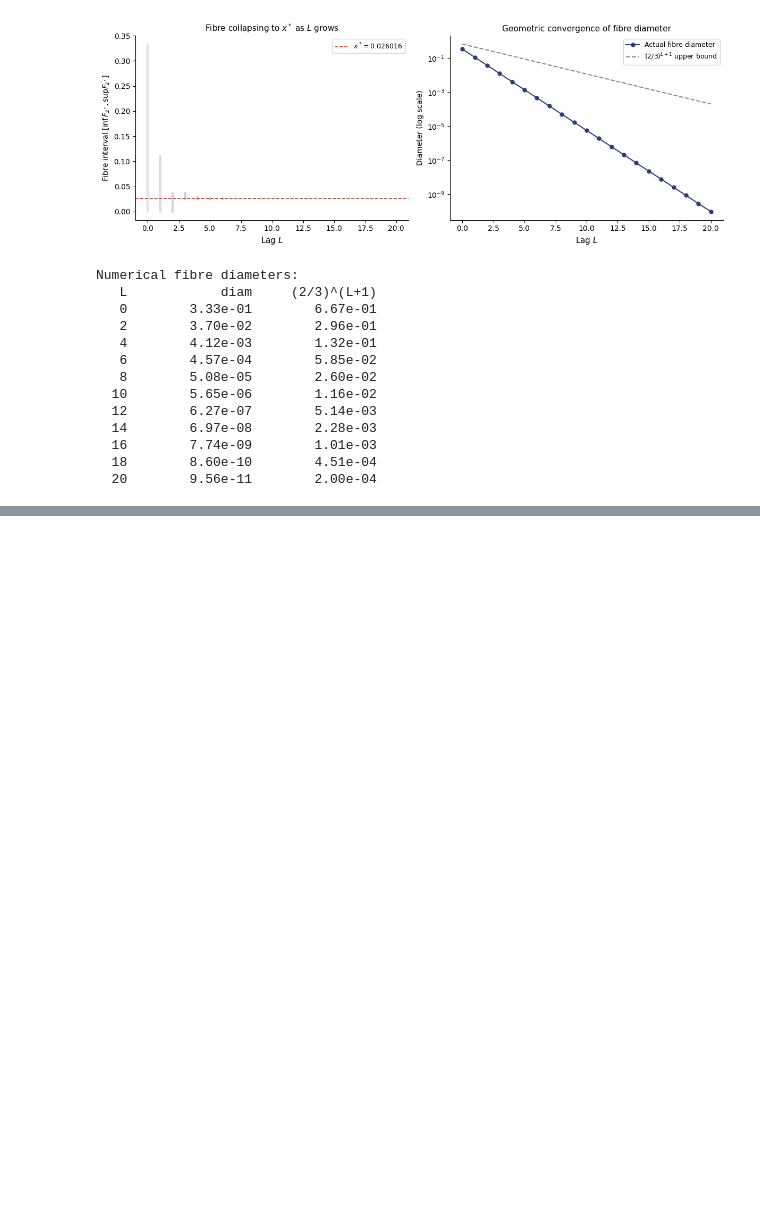
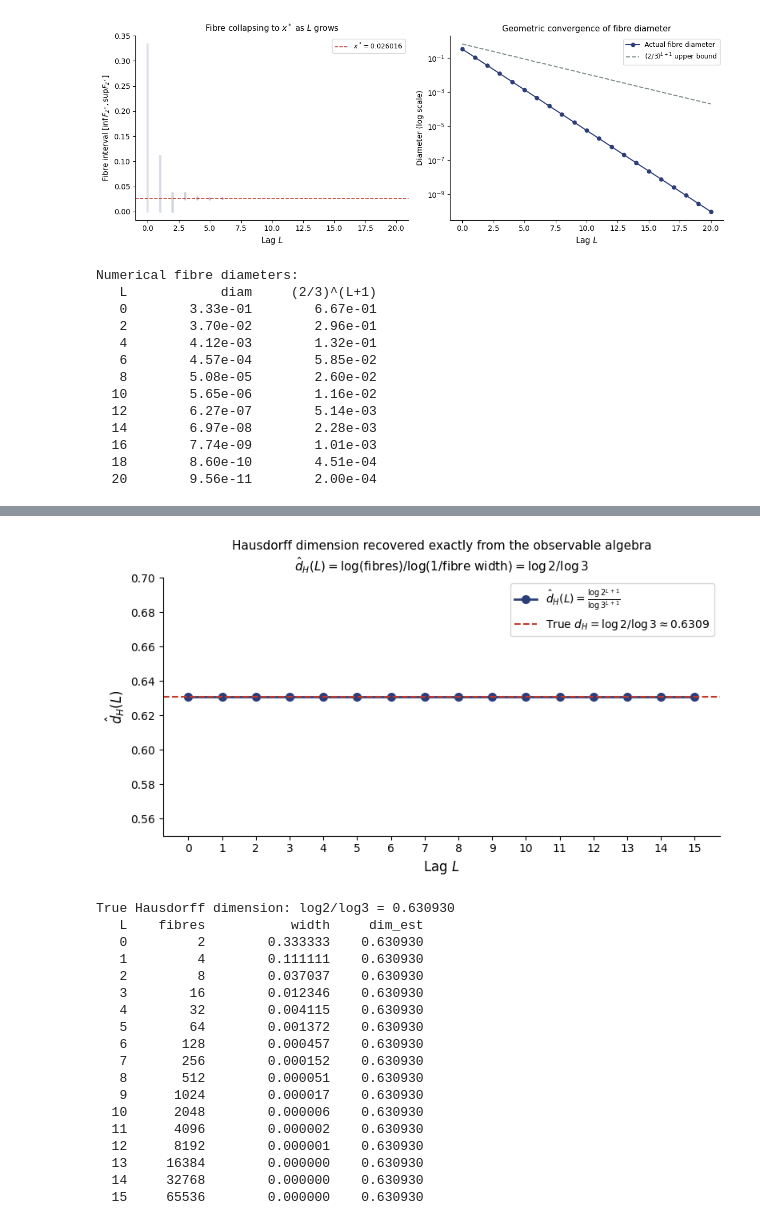
Before and after one commit to pmahon3/Resolvent_Framework, a Jupyter notebook: notes/notebooks/cantor_reconstruction.ipynb, the cells around one changed output, grey strips where cells are left out. Drawn from its saved outputs; the diff is of its cells as text; code cells hidden in the pictures; blank space fills up the shorter version.

```diff
--- a/notes/notebooks/cantor_reconstruction.ipynb
+++ b/notes/notebooks/cantor_reconstruction.ipynb
@@ -332,3 +349,60 @@ Numerical fibre diameters:
+# %%
+# Panel 5: Hausdorff dimension recovery from observable algebra fibre structure
+
+lags_p5 = np.arange(0, 16)
+n_fibres_arr = 2.0 ** (lags_p5 + 1)
+fibre_width_arr = (1/3.0) ** (lags_p5 + 1)
+dim_estimate = np.log(n_fibres_arr) / np.log(1.0 / fibre_width_arr)
+true_dim = np.log(2) / np.log(3)
+
+fig, ax = plt.subplots(figsize=(8, 4.5))
+
+ax.plot(lags_p5, dim_estimate, 'o-', color='#2c3e7a', markersize=7, linewidth=2,
+        label=r'$\hat{d}_H(L) = \frac{\log 2^{L+1}}{\log 3^{L+1}}$')
+ax.axhline(true_dim, color='#c0392b', linewidth=1.5, linestyle='--',
+           label=fr'True $d_H = \log 2/\log 3 \approx {true_dim:.4f}$')
+
+ax.set_xlabel('Lag $L$', fontsize=12)
+ax.set_ylabel(r'$\hat{d}_H(L)$', fontsize=12)
+ax.set_title(
+    'Hausdorff dimension recovered exactly from the observable algebra\n'
+    r'$\hat{d}_H(L) = \log(\mathrm{fibres}) / \log(1/\mathrm{fibre\ width}) = \log 2/\log 3$',
+    fontsize=11)
+ax.set_ylim(0.55, 0.70)
+ax.set_xticks(lags_p5)
+ax.legend(fontsize=10)
+ax.spines['top'].set_visible(False)
+ax.spines['right'].set_visible(False)
+plt.tight_layout()
+plt.show()
+
+print(f"True Hausdorff dimension: log2/log3 = {true_dim:.6f}")
+header = f"{'L':>4}  {'fibres':>8}  {'width':>14}  {'dim_est':>10}"
+print(header)
+for L in lags_p5:
+    print(f"{L:>4}  {int(n_fibres_arr[L]):>8}  "
+          f"{fibre_width_arr[L]:>14.6f}  "
+          f"{dim_estimate[L]:>10.6f}")
+# %% [output]
+[figure, added]
+True Hausdorff dimension: log2/log3 = 0.630930
+   L    fibres           width     dim_est
+   0         2        0.333333    0.630930
+   1         4        0.111111    0.630930
+   2         8        0.037037    0.630930
+   3        16        0.012346    0.630930
+   4        32        0.004115    0.630930
+   5        64        0.001372    0.630930
+   6       128        0.000457    0.630930
+   7       256        0.000152    0.630930
+   8       512        0.000051    0.630930
+   9      1024        0.000017    0.630930
+  10      2048        0.000006    0.630930
+  11      4096        0.000002    0.630930
+  12      8192        0.000001    0.630930
+  13     16384        0.000000    0.630930
+  14     32768        0.000000    0.630930
+  15     65536        0.000000    0.630930
 # %% [markdown]
 ## Summary
 
```
Also changed, not shown: parts of 2 cells of this notebook, 1 other file.
